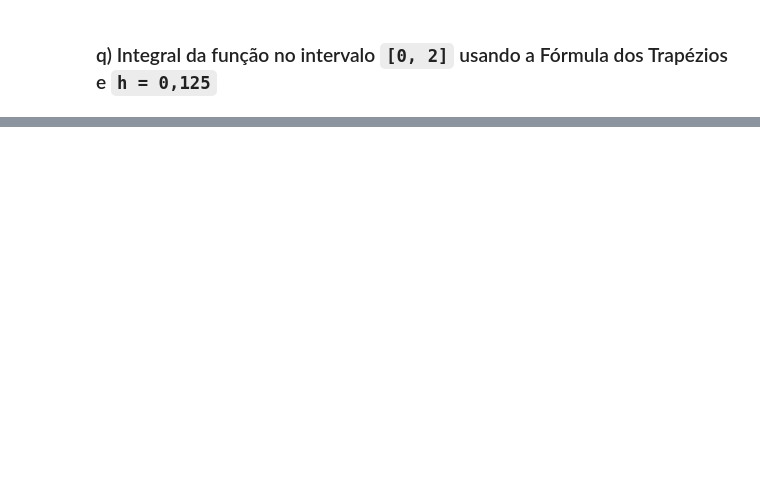
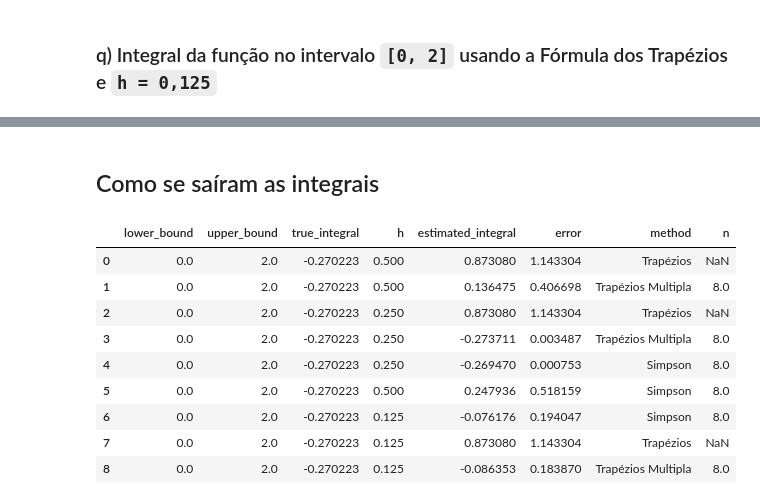
Before and after one commit to igorssant/metodos_numericos, a Jupyter notebook: integracao_derivacao_numerica/src/main.ipynb, the cells around one changed output, grey strips where cells are left out. Cells and saved outputs as stored; diff of their text form; code cells hidden in the pictures; blank space fills up the shorter version.

```diff
--- a/integracao_derivacao_numerica/src/main.ipynb
+++ b/integracao_derivacao_numerica/src/main.ipynb
@@ -19,3 +25,7 @@ Justifique.
 func :str = "sin(x) * cos(3 * x)"
 lower_bound :np.float64 = np.float64(0.0)
 upper_bound :np.float64 = np.float64(2.0)
+true_first_deriv :np.float64 = np.float64(-0.8911404051801)
+true_second_deriv :np.float64 = np.float64(7.8730148161148)
+true_integral_0_2 :np.float64 = np.float64(-0.2702233996347)
+deriv_point :np.float64 = np.float64(1.0)
@@ -22,2 +75,5 @@ upper_bound :np.float64 = np.float64(2.0)
+# %%
+df_derivative :pd.DataFrame = generate_empty_deriv_dataframe()
+df_integral :pd.DataFrame = generate_integral_deriv_dataframe()
 # %% [markdown]
 ### a) `f´(1)` utilizando a fórmula de Euler avançada com `h = 0,25`
@@ -160,4 +507,16 @@ np.float64(-0.27018120233163273)
 ### q) Integral da função no intervalo `[0, 2]` usando a Fórmula dos Trapézios e `h = 0,125`
 # %%
 h :np.float64 = np.float64(0.125)
-trapezoid_integral(func, lower_bound, upper_bound)
+integral :np.float64 = trapezoid_integral(func, lower_bound, upper_bound)
+error :np.float64 = abs(true_integral_0_2 - integral)
+
+df_integral = add_new_integral(df_integral,
+                               [lower_bound,
+                                upper_bound,
+                                true_integral_0_2,
+                                h,
+                                integral,
+                                error,
+                                "Trapézios",
+                                np.nan]
+)
@@ -172,0 +523,19 @@ np.float64(-0.2710635498771039)
+# %%
+n :np.int64 = np.int64(8)
+multiple_integral :np.float64 = multiple_trapezoid_integral(func,
+                                                            lower_bound,
+                                                            upper_bound,
+                                                            h,
+                                                            n)
+error :np.float64 = abs(true_integral_0_2 - multiple_integral)
+
+df_integral = add_new_integral(df_integral,
+                               [lower_bound,
+                                upper_bound,
+                                true_integral_0_2,
+                                h,
+                                multiple_integral,
+                                error,
+                                "Trapézios Multipla",
+                                n]
+)
@@ -172,0 +558,15 @@ np.float64(-0.2710635498771039)
+# %% [markdown]
+## Como se saíram as integrais
+# %%
+df_integral
+# %% [output]
+|  | lower_bound | upper_bound | true_integral | h | estimated_integral | error | method | n |
+| 0 | 0.0 | 2.0 | -0.270223 | 0.500 | 0.873080 | 1.143304 | Trapézios | NaN |
+| 1 | 0.0 | 2.0 | -0.270223 | 0.500 | 0.136475 | 0.406698 | Trapézios Multipla | 8.0 |
+| 2 | 0.0 | 2.0 | -0.270223 | 0.250 | 0.873080 | 1.143304 | Trapézios | NaN |
+| 3 | 0.0 | 2.0 | -0.270223 | 0.250 | -0.273711 | 0.003487 | Trapézios Multipla | 8.0 |
+| 4 | 0.0 | 2.0 | -0.270223 | 0.250 | -0.269470 | 0.000753 | Simpson | 8.0 |
+| 5 | 0.0 | 2.0 | -0.270223 | 0.500 | 0.247936 | 0.518159 | Simpson | 8.0 |
+| 6 | 0.0 | 2.0 | -0.270223 | 0.125 | -0.076176 | 0.194047 | Simpson | 8.0 |
+| 7 | 0.0 | 2.0 | -0.270223 | 0.125 | 0.873080 | 1.143304 | Trapézios | NaN |
+| 8 | 0.0 | 2.0 | -0.270223 | 0.125 | -0.086353 | 0.183870 | Trapézios Multipla | 8.0 |
```
Also changed, not shown: parts of 41 cells of this notebook, 2 other files.
